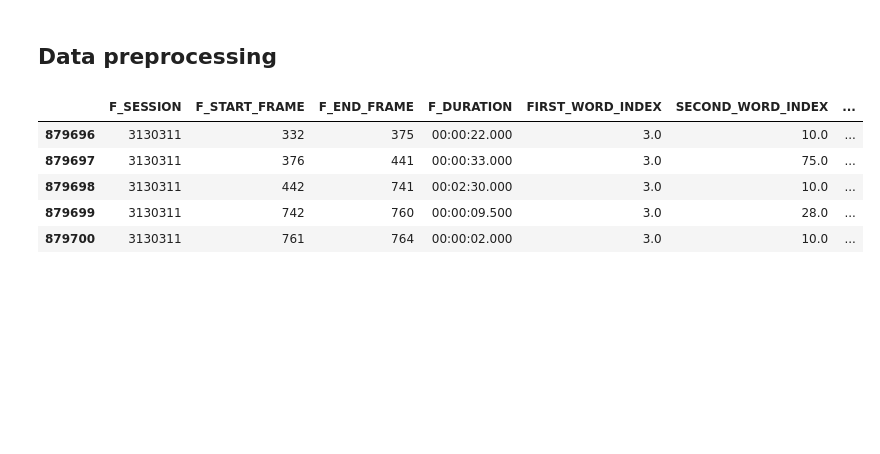
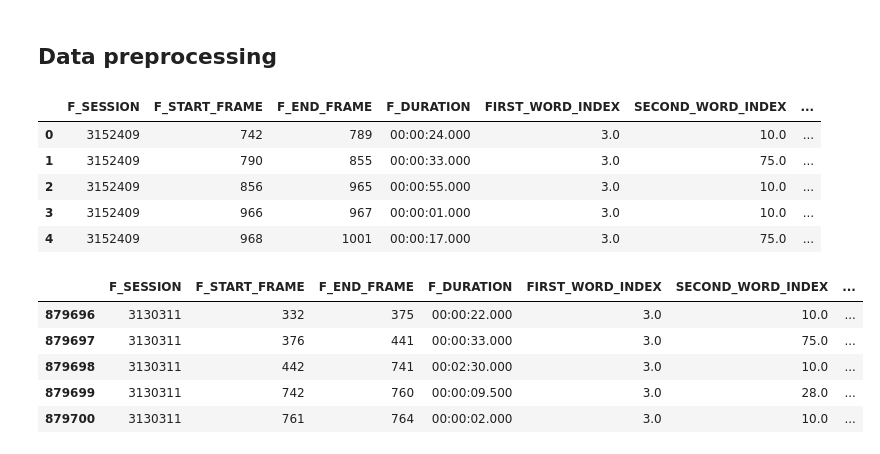
Before and after one commit to picqflorian/PIE-Airbus-Helicopter, a Jupyter notebook: motif.ipynb, the cells around one changed output. Cells and saved outputs as stored; diff of their text form; code cells hidden in the pictures; blank space fills up the shorter version.

Commit message:
First iteration of the cleaned motif repo

```diff
--- a/motif.ipynb
+++ b/motif.ipynb
@@ -542,6 +543,15 @@ def file_stream_generator(file_path):
 # Run
 # %% [markdown]
 ## Data preprocessing
+# %%
+pd.read_csv("PIE_data_with_context.csv", sep=";", header=0, index_col=0).head()
+# %% [output]
+|  | F_SESSION | F_START_FRAME | F_END_FRAME | F_DURATION | FIRST_WORD_INDEX | SECOND_WORD_INDEX | ... |
+| 0 | 3152409 | 742 | 789 | 00:00:24.000 | 3.0 | 10.0 | ... |
+| 1 | 3152409 | 790 | 855 | 00:00:33.000 | 3.0 | 75.0 | ... |
+| 2 | 3152409 | 856 | 965 | 00:00:55.000 | 3.0 | 10.0 | ... |
+| 3 | 3152409 | 966 | 967 | 00:00:01.000 | 3.0 | 10.0 | ... |
+| 4 | 3152409 | 968 | 1001 | 00:00:17.000 | 3.0 | 75.0 | ... |
 # %%
 df = pd.read_csv("PIE_data_with_context.csv", sep=";", header=0, index_col=0)
 df.drop(columns=['session'], inplace=True)
```
Also changed, not shown: parts of 3 cells of this notebook, 9 other files.
